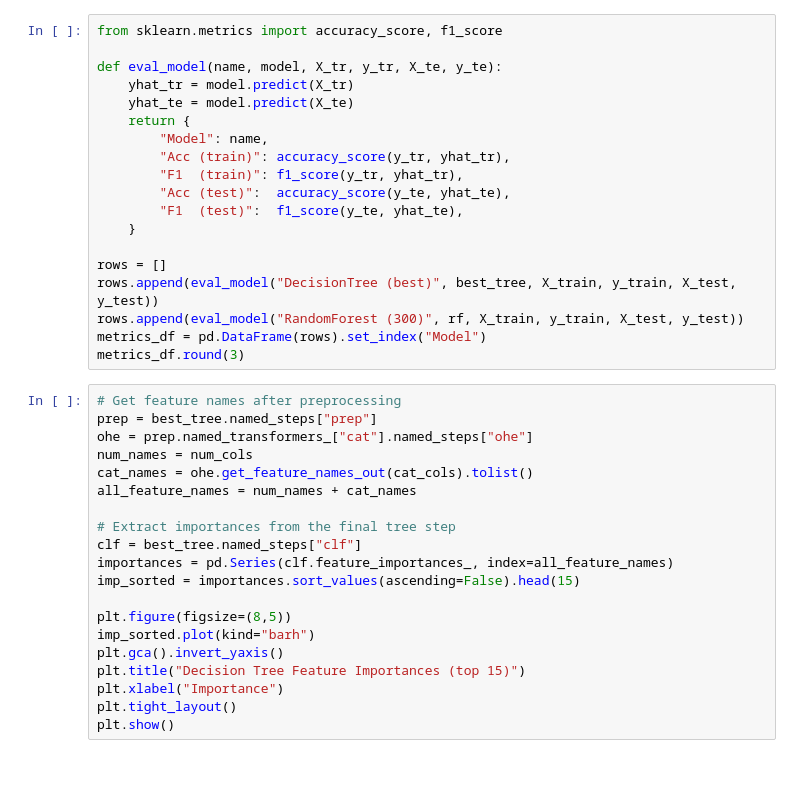
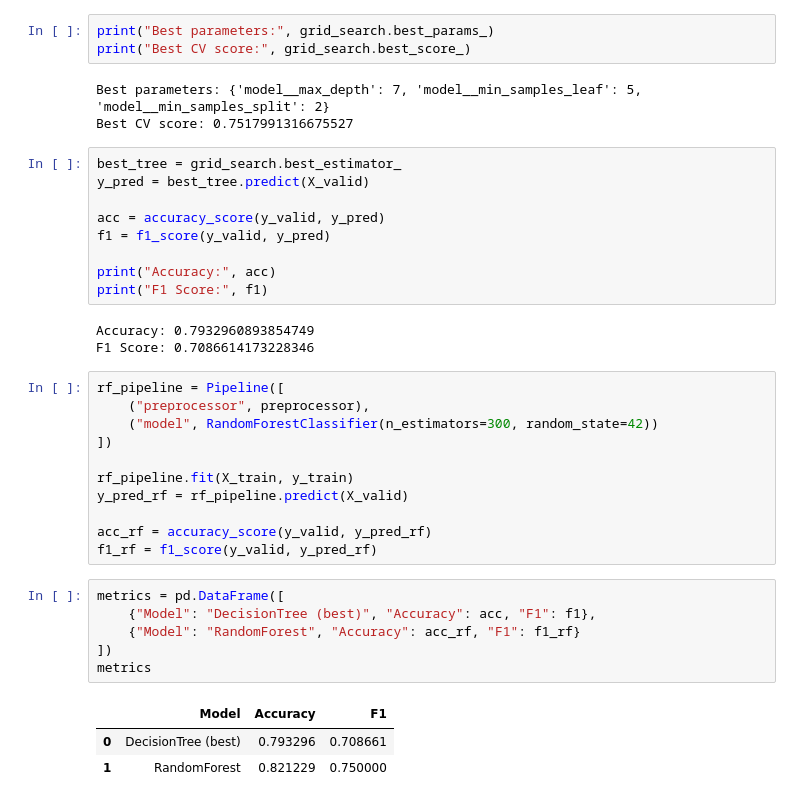
Before and after one commit to abmostert/data-science-portfolio, a Jupyter notebook: titanic_data_2.ipynb, the cells around one changed output. Drawn from its saved outputs; the diff is of its cells as text; blank space fills up the shorter version.

```diff
--- a/titanic_data_2.ipynb
+++ b/titanic_data_2.ipynb
@@ -126,39 +92,39 @@ rf.fit(X_train, y_train)
 # %%
-from sklearn.metrics import accuracy_score, f1_score
-
-def eval_model(name, model, X_tr, y_tr, X_te, y_te):
-    yhat_tr = model.predict(X_tr)
-    yhat_te = model.predict(X_te)
-    return {
-        "Model": name,
-        "Acc (train)": accuracy_score(y_tr, yhat_tr),
-        "F1  (train)": f1_score(y_tr, yhat_tr),
-        "Acc (test)":  accuracy_score(y_te, yhat_te),
-        "F1  (test)":  f1_score(y_te, yhat_te),
-    }
-
-rows = []
-rows.append(eval_model("DecisionTree (best)", best_tree, X_train, y_train, X_test, y_test))
-rows.append(eval_model("RandomForest (300)", rf, X_train, y_train, X_test, y_test))
-metrics_df = pd.DataFrame(rows).set_index("Model")
-metrics_df.round(3)
+print("Best parameters:", grid_search.best_params_)
+print("Best CV score:", grid_search.best_score_)
+# %% [output]
+Best parameters: {'model__max_depth': 7, 'model__min_samples_leaf': 5, 'model__min_samples_split': 2}
+Best CV score: 0.7517991316675527
 # %%
-# Get feature names after preprocessing
-prep = best_tree.named_steps["prep"]
-ohe = prep.named_transformers_["cat"].named_steps["ohe"]
-num_names = num_cols
-cat_names = ohe.get_feature_names_out(cat_cols).tolist()
-all_feature_names = num_names + cat_names
+best_tree = grid_search.best_estimator_
+y_pred = best_tree.predict(X_valid)
 
-# Extract importances from the final tree step
-clf = best_tree.named_steps["clf"]
-importances = pd.Series(clf.feature_importances_, index=all_feature_names)
-imp_sorted = importances.sort_values(ascending=False).head(15)
+acc = accuracy_score(y_valid, y_pred)
+f1 = f1_score(y_valid, y_pred)
 
-plt.figure(figsize=(8,5))
-imp_sorted.plot(kind="barh")
-plt.gca().invert_yaxis()
-plt.title("Decision Tree Feature Importances (top 15)")
-plt.xlabel("Importance")
-plt.tight_layout()
-plt.show()
+print("Accuracy:", acc)
+print("F1 Score:", f1)
+# %% [output]
+Accuracy: 0.7932960893854749
+F1 Score: 0.7086614173228346
+# %%
+rf_pipeline = Pipeline([
+    ("preprocessor", preprocessor),
+    ("model", RandomForestClassifier(n_estimators=300, random_state=42))
+])
+
+rf_pipeline.fit(X_train, y_train)
+y_pred_rf = rf_pipeline.predict(X_valid)
+
+acc_rf = accuracy_score(y_valid, y_pred_rf)
+f1_rf = f1_score(y_valid, y_pred_rf)
+# %%
+metrics = pd.DataFrame([
+    {"Model": "DecisionTree (best)", "Accuracy": acc, "F1": f1},
+    {"Model": "RandomForest", "Accuracy": acc_rf, "F1": f1_rf}
+])
+metrics
+# %% [output]
+|  | Model | Accuracy | F1 |
+| 0 | DecisionTree (best) | 0.793296 | 0.708661 |
+| 1 | RandomForest | 0.821229 | 0.750000 |
```
Also changed, not shown: parts of 8 cells of this notebook, 1 other file.
